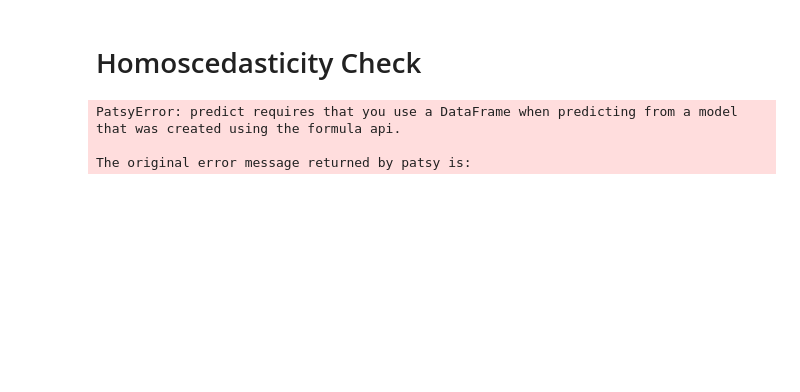
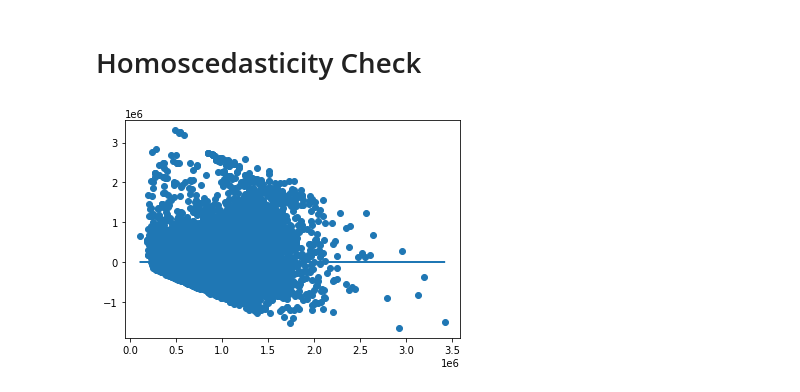
Before and after one commit to angelicacodes/phase_2_project_chicago-sf-seattle-ds-082420, a Jupyter notebook: notebooks/eda/Angelica_EDA2.ipynb, the cells around one changed output. Saved outputs shown, nothing was run; the diff lists cells and outputs as text; code cells hidden in the pictures; blank space fills up the shorter version.

```diff
--- a/notebooks/eda/Angelica_EDA2.ipynb
+++ b/notebooks/eda/Angelica_EDA2.ipynb
@@ -463,10 +529,7 @@ fig = sm.graphics.qqplot(model.resid, line='r')
 # %% [markdown]
 # Homoscedasticity Check
 # %%
-plt.scatter(model.predict(df[x_cols]), model.resid)
-plt.plot(model.predict(df[x_cols]), [0 for i in range(len(df))]);
+plt.scatter(ml_model2.predict(df[x_cols]), ml_model2.resid)
+plt.plot(ml_model2.predict(df[x_cols]), [0 for i in range(len(df))]);
 # %% [output]
-PatsyError: predict requires that you use a DataFrame when predicting from a model
-that was created using the formula api.
-
-The original error message returned by patsy is:
+[figure, added]
```
Also changed, not shown: parts of 16 cells of this notebook.
